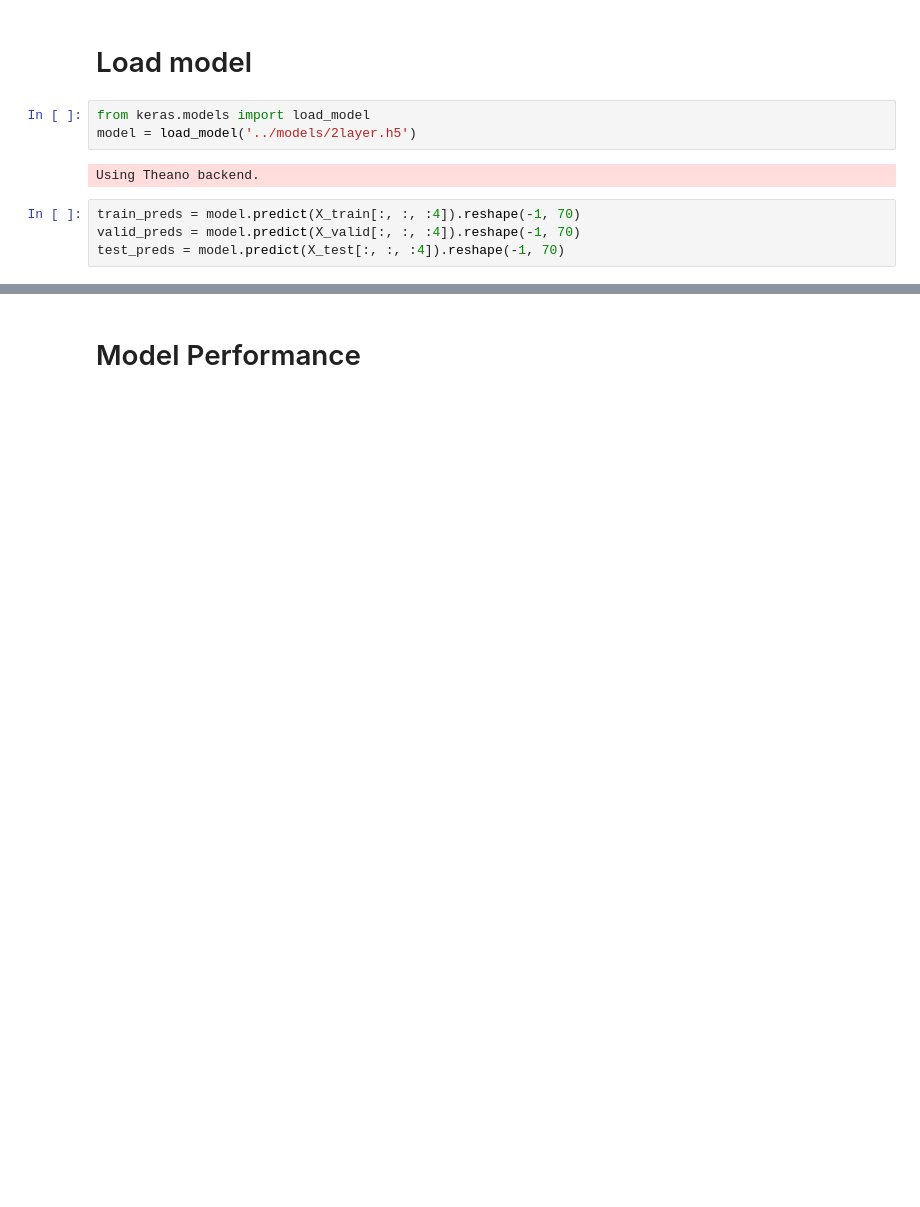
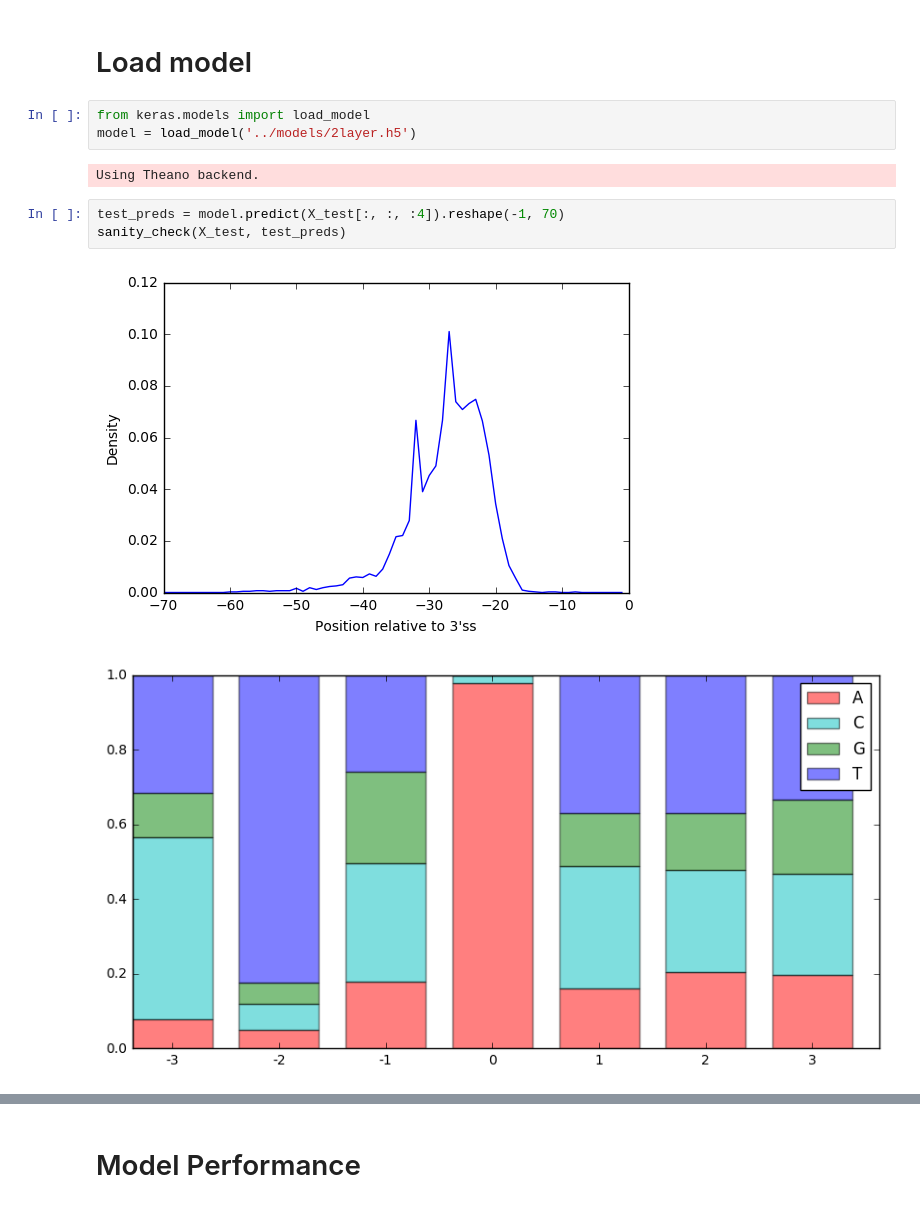
Before and after one commit to jpaggi/labranchor, a Jupyter notebook: notebooks/performance_mercer.ipynb, the cells around one changed output, grey strips where cells are left out. Drawn from its saved outputs; the diff is of its cells as text; blank space fills up the shorter version.

```diff
--- a/notebooks/performance_mercer.ipynb
+++ b/notebooks/performance_mercer.ipynb
@@ -262,7 +179,9 @@ from keras.models import load_model
 model = load_model('../models/2layer.h5')
 # %% [output]
 Using Theano backend.
-# %%
-train_preds = model.predict(X_train[:, :, :4]).reshape(-1, 70)
-valid_preds = model.predict(X_valid[:, :, :4]).reshape(-1, 70)
-test_preds = model.predict(X_test[:, :, :4]).reshape(-1, 70)
+# %%
+test_preds = model.predict(X_test[:, :, :4]).reshape(-1, 70)
+sanity_check(X_test, test_preds)
+# %% [output]
+[figure, added]
+[figure, added]
```
Also changed, not shown: parts of 49 cells of this notebook, 5 other files.
